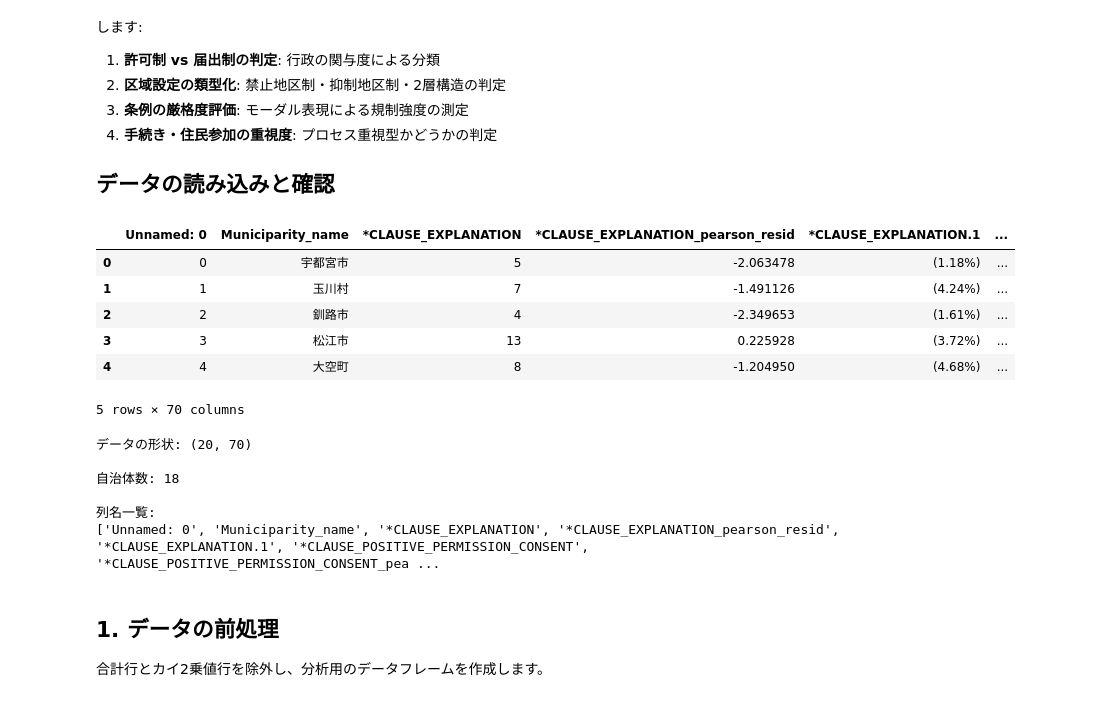
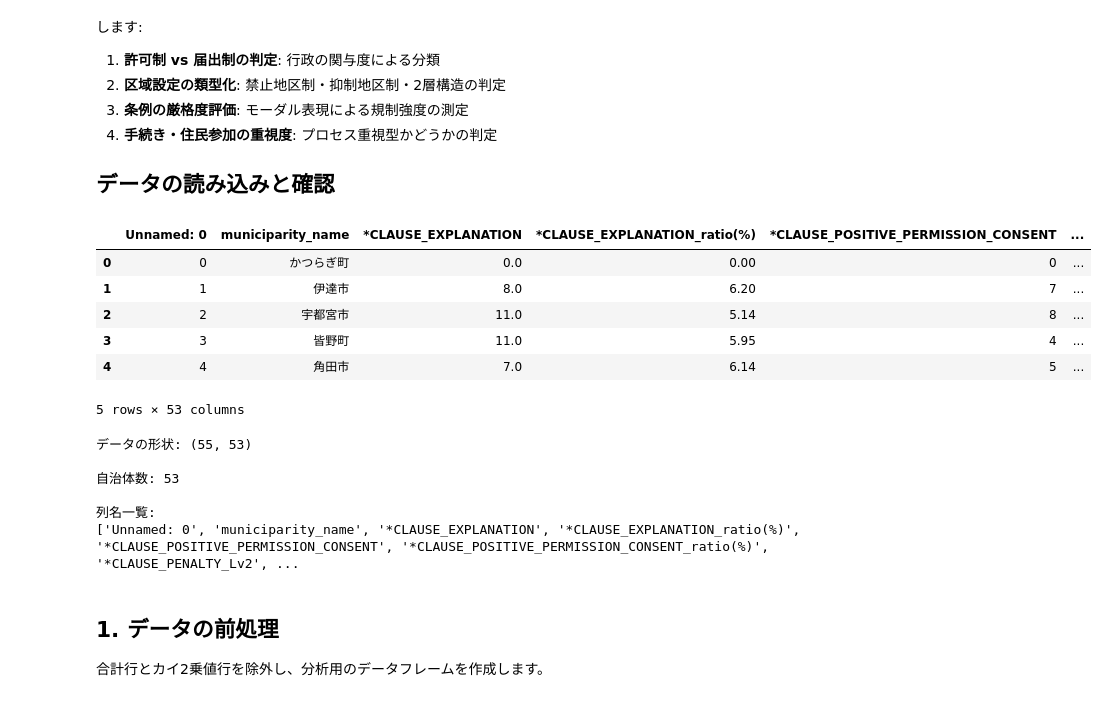
Before and after one commit to ikko1250/ISEP_general, a Jupyter notebook: solar_rule_1.ipynb, the cells around one changed output. Cells and saved outputs as stored; diff of their text form; code cells hidden in the pictures.

```diff
--- a/solar_rule_1.ipynb
+++ b/solar_rule_1.ipynb
@@ -14,16 +14,16 @@
 # %%
 import pandas as pd
 
-df = pd.read_csv('/home/ubuntu/cur/isep/result_solar_rule_v1.1.csv')
+df = pd.read_csv('/home/ubuntu/cur/isep/result2.2.csv')
 df.head()
 # %% [output]
-|  | Unnamed: 0 | Municiparity_name | *CLAUSE_EXPLANATION | *CLAUSE_EXPLANATION_pearson_resid | *CLAUSE_EXPLANATION.1 | ... |
-| 0 | 0 | 宇都宮市 | 5 | -2.063478 | (1.18%) | ... |
-| 1 | 1 | 玉川村 | 7 | -1.491126 | (4.24%) | ... |
-| 2 | 2 | 釧路市 | 4 | -2.349653 | (1.61%) | ... |
-| 3 | 3 | 松江市 | 13 | 0.225928 | (3.72%) | ... |
-| 4 | 4 | 大空町 | 8 | -1.204950 | (4.68%) | ... |
+|  | Unnamed: 0 | municiparity_name | *CLAUSE_EXPLANATION | *CLAUSE_EXPLANATION_ratio(%) | *CLAUSE_POSITIVE_PERMISSION_CONSENT | ... |
+| 0 | 0 | かつらぎ町 | 0.0 | 0.00 | 0 | ... |
+| 1 | 1 | 伊達市 | 8.0 | 6.20 | 7 | ... |
+| 2 | 2 | 宇都宮市 | 11.0 | 5.14 | 8 | ... |
+| 3 | 3 | 皆野町 | 11.0 | 5.95 | 4 | ... |
+| 4 | 4 | 角田市 | 7.0 | 6.14 | 5 | ... |
-5 rows × 70 columns
+5 rows × 53 columns
 # %%
 import numpy as np
 import matplotlib.pyplot as plt
@@ -39,12 +39,12 @@ print("\n自治体数:", len(df) - 2)  # 合計行とカイ2乗値行を除く
 print("\n列名一覧:")
 print(df.columns.tolist())
 # %% [output]
-データの形状: (20, 70)
+データの形状: (55, 53)
 
-自治体数: 18
+自治体数: 53
 
 列名一覧:
-['Unnamed: 0', 'Municiparity_name', '*CLAUSE_EXPLANATION', '*CLAUSE_EXPLANATION_pearson_resid', '*CLAUSE_EXPLANATION.1', '*CLAUSE_POSITIVE_PERMISSION_CONSENT', '*CLAUSE_POSITIVE_PERMISSION_CONSENT_pea ...
+['Unnamed: 0', 'municiparity_name', '*CLAUSE_EXPLANATION', '*CLAUSE_EXPLANATION_ratio(%)', '*CLAUSE_POSITIVE_PERMISSION_CONSENT', '*CLAUSE_POSITIVE_PERMISSION_CONSENT_ratio(%)', '*CLAUSE_PENALTY_Lv2', ...
 # %% [markdown]
 ## 1. データの前処理
 
```
Also changed, not shown: 26 other files.
